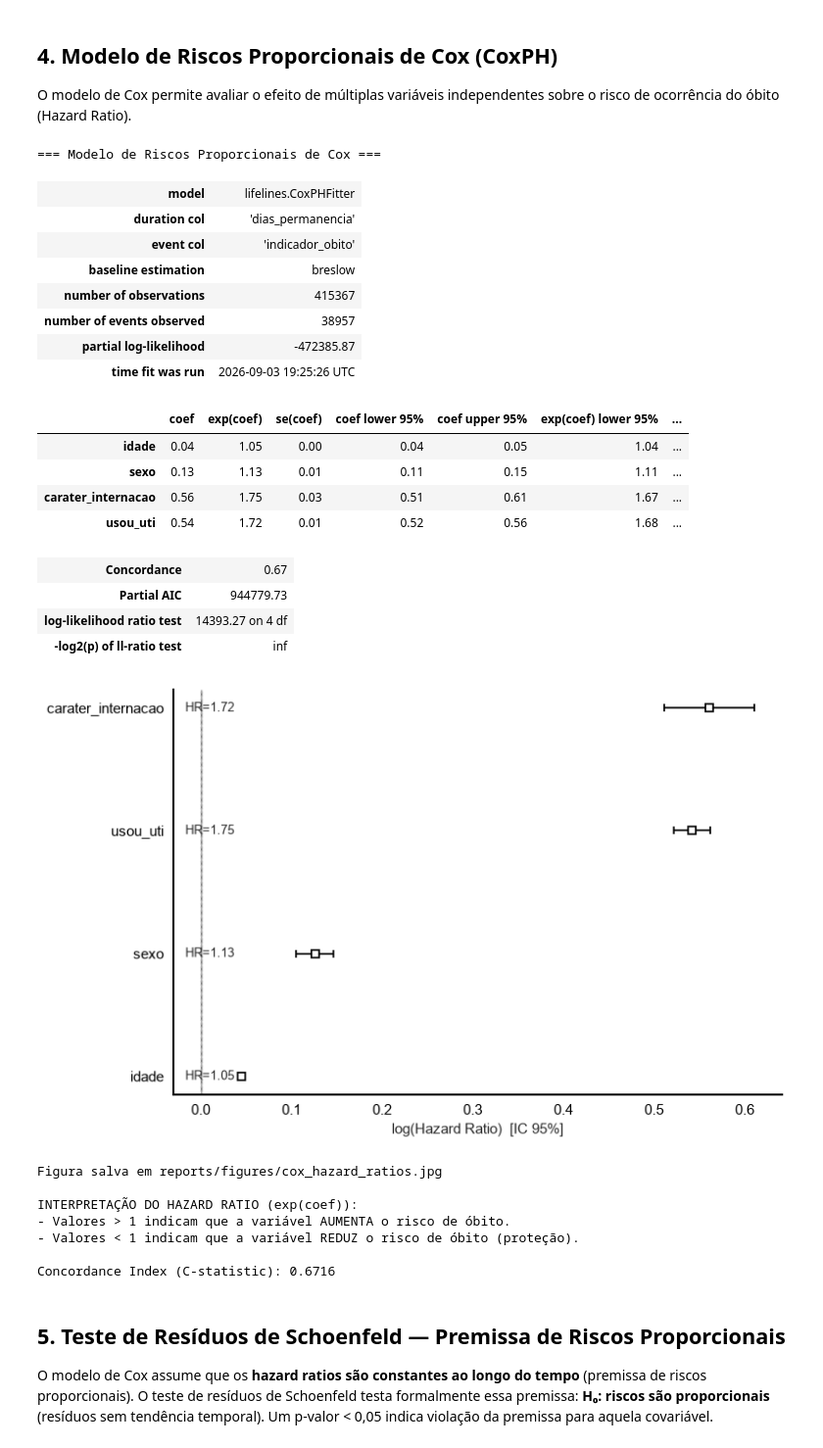
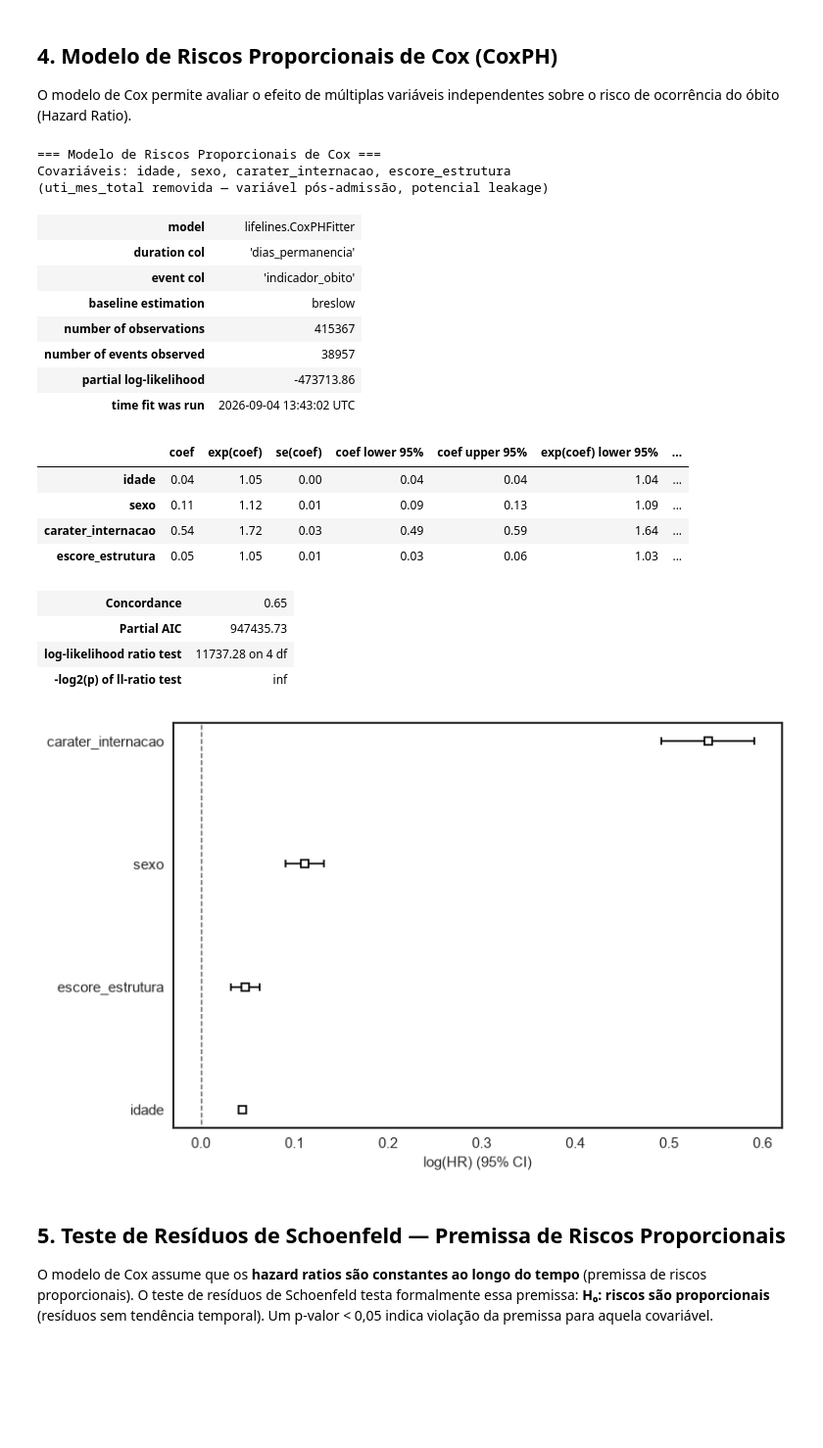
Before and after one commit to Carolina-Silva/TCC, a Jupyter notebook: notebooks/07_survival_analysis.ipynb, the cells around one changed output. Shown at 98% size. Saved outputs shown, nothing was run; the diff lists cells and outputs as text; code cells hidden in the pictures; blank space fills up the shorter version.

```diff
--- a/notebooks/07_survival_analysis.ipynb
+++ b/notebooks/07_survival_analysis.ipynb
@@ -211,68 +348,60 @@ ALTA vs MUITO ALTA: p-valor = 2.1103e-02
 ## 4. Modelo de Riscos Proporcionais de Cox (CoxPH)
 O modelo de Cox permite avaliar o efeito de múltiplas variáveis independentes sobre o risco de ocorrência do óbito (Hazard Ratio).
 # %%
-cols_cox = ['dias_permanencia', 'indicador_obito', 'idade', 'sexo', 'carater_internacao', 'uti_mes_total']
+# ── Preparar dados para Cox ──────────────────────────────────────────────────
+# NOTA: uti_mes_total é removida — foi classificada como pós-admissão (data leakage)
+# no pipeline de ML. Para manter consistência metodológica, não a usamos aqui.
+# A estrutura hospitalar (escore_estrutura) é incorporada como covariável do CNES.
+
+# Garantir coluna de estrutura hospitalar disponível
+if 'escore_estrutura' not in df.columns:
+    df_enr = pd.read_csv('../data/processed/base_modelagem_enriched.csv',
+                          usecols=['ano_competencia', 'escore_estrutura'], low_memory=False)
+    df['escore_estrutura'] = df_enr['escore_estrutura'].values
+
+cols_cox = ['dias_permanencia', 'indicador_obito', 'idade', 'sexo', 'carater_internacao', 'escore_estrutura']
 df_cox = df[cols_cox].copy().dropna()
 df_cox['sexo']               = (df_cox['sexo'] == 'Feminino').astype(int)
 df_cox['carater_internacao'] = (df_cox['carater_internacao'] == 'Urgência').astype(int)
-df_cox['usou_uti']           = (df_cox['uti_mes_total'] > 0).astype(int)
-df_cox.drop(columns=['uti_mes_total'], inplace=True)
+# escore_estrutura: 0=baixa → 3=muito alta (já é numérica ordinal)
 
 cph = CoxPHFitter()
 cph.fit(df_cox, duration_col='dias_permanencia', event_col='indicador_obito')
 
-print("=== Modelo de Riscos Proporcionais de Cox ===")
+print('=== Modelo de Riscos Proporcionais de Cox ===')
+print('Covariáveis: idade, sexo, carater_internacao, escore_estrutura')
+print('(uti_mes_total removida — variável pós-admissão, potencial leakage)')
+print()
 cph.print_summary()
 
 # Plotar Hazard Ratios
 fig, ax = plt.subplots(figsize=(8, 5))
 cph.plot(ax=ax)
-# ax.set_title('Hazard Ratios — Regressão de Cox (IAM, SP 2015-2023)', fontsize=13, fontweight='bold') # TÍTULO REMOVIDO PARA TCC
-ax.axvline(0, color='#999999', linestyle='--', linewidth=1)
-ax.set_xlabel('log(Hazard Ratio)  [IC 95%]')
-
-# Adicionar rótulos com valores do HR
-for i, (covar, row) in enumerate(cph.params_.items()):
-    hr = cph.hazard_ratios_[covar]
-    ax.text(0.02, i, f"HR={hr:.2f}", va='center', fontsize=9, transform=ax.get_yaxis_transform())
-
 plt.tight_layout()
-enforce_tcc_style()
-plt.savefig(FIG_PATH / 'cox_hazard_ratios.jpg', dpi=300, bbox_inches='tight')
+plt.savefig('../reports/figures/cox_hazard_ratios.jpg', dpi=300, bbox_inches='tight')
 plt.show()
-print("Figura salva em reports/figures/cox_hazard_ratios.jpg")
-
-print("\nINTERPRETAÇÃO DO HAZARD RATIO (exp(coef)):")
-print("- Valores > 1 indicam que a variável AUMENTA o risco de óbito.")
-print("- Valores < 1 indicam que a variável REDUZ o risco de óbito (proteção).")
-print(f"\nConcordance Index (C-statistic): {cph.concordance_index_:.4f}")
 # %% [output]
 === Modelo de Riscos Proporcionais de Cox ===
+Covariáveis: idade, sexo, carater_internacao, escore_estrutura
+(uti_mes_total removida — variável pós-admissão, potencial leakage)
 | model | lifelines.CoxPHFitter |
 | duration col | 'dias_permanencia' |
 | event col | 'indicador_obito' |
 | baseline estimation | breslow |
 | number of observations | 415367 |
 | number of events observed | 38957 |
-| partial log-likelihood | -472385.87 |
-| time fit was run | 2026-09-03 19:25:26 UTC |
+| partial log-likelihood | -473713.86 |
+| time fit was run | 2026-09-04 13:43:02 UTC |
 |  | coef | exp(coef) | se(coef) | coef lower 95% | coef upper 95% | exp(coef) lower 95% | ... |
-| idade | 0.04 | 1.05 | 0.00 | 0.04 | 0.05 | 1.04 | ... |
-| sexo | 0.13 | 1.13 | 0.01 | 0.11 | 0.15 | 1.11 | ... |
-| carater_internacao | 0.56 | 1.75 | 0.03 | 0.51 | 0.61 | 1.67 | ... |
-| usou_uti | 0.54 | 1.72 | 0.01 | 0.52 | 0.56 | 1.68 | ... |
+| idade | 0.04 | 1.05 | 0.00 | 0.04 | 0.04 | 1.04 | ... |
+| sexo | 0.11 | 1.12 | 0.01 | 0.09 | 0.13 | 1.09 | ... |
+| carater_internacao | 0.54 | 1.72 | 0.03 | 0.49 | 0.59 | 1.64 | ... |
+| escore_estrutura | 0.05 | 1.05 | 0.01 | 0.03 | 0.06 | 1.03 | ... |
-| Concordance | 0.67 |
-| Partial AIC | 944779.73 |
-| log-likelihood ratio test | 14393.27 on 4 df |
+| Concordance | 0.65 |
+| Partial AIC | 947435.73 |
+| log-likelihood ratio test | 11737.28 on 4 df |
 | -log2(p) of ll-ratio test | inf |
-[figure, old version]
+[figure, new version]
-Figura salva em reports/figures/cox_hazard_ratios.jpg
-
-INTERPRETAÇÃO DO HAZARD RATIO (exp(coef)):
-- Valores > 1 indicam que a variável AUMENTA o risco de óbito.
-- Valores < 1 indicam que a variável REDUZ o risco de óbito (proteção).
-
-Concordance Index (C-statistic): 0.6716
 # %% [markdown]
 ## 5. Teste de Resíduos de Schoenfeld — Premissa de Riscos Proporcionais
 
```
Also changed, not shown: parts of 7 cells of this notebook, 6 other files.
